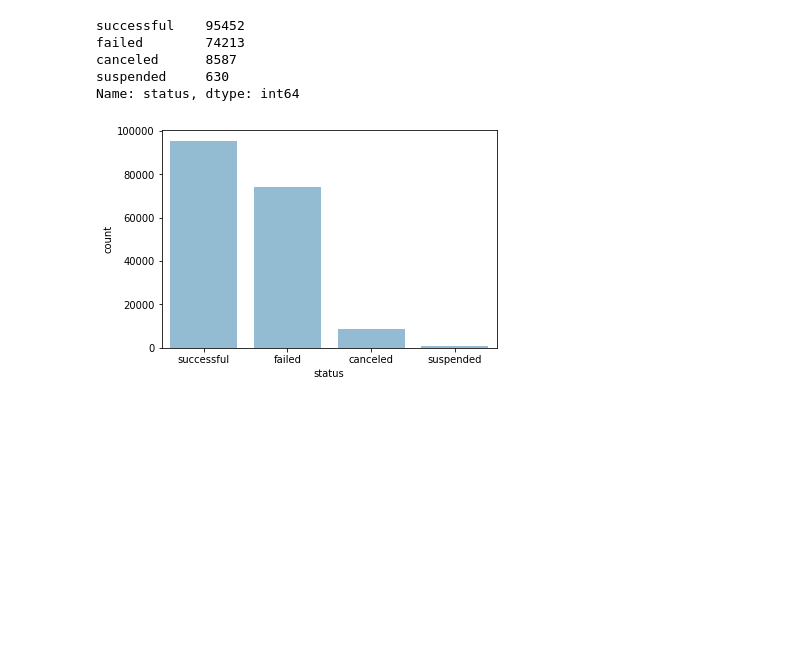
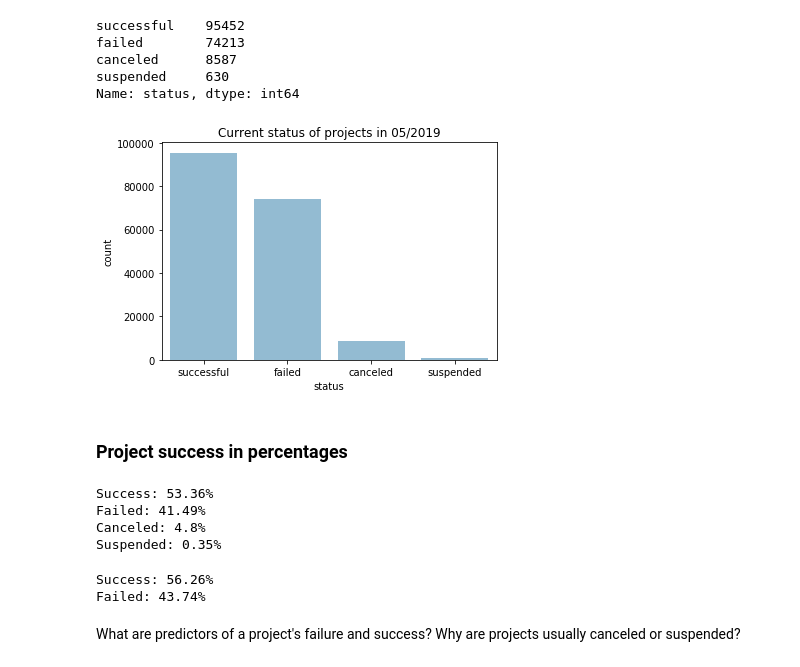
Before and after one commit to faymarie/crowdfunding-analysis, a Jupyter notebook: crowdfunding-visual-analysis.ipynb, the cells around one changed output. Cells and saved outputs as stored; diff of their text form; code cells hidden in the pictures; blank space fills up the shorter version.

Commit message:
feat: Calculate percentages of projects statuses

```diff
--- a/crowdfunding-visual-analysis.ipynb
+++ b/crowdfunding-visual-analysis.ipynb
@@ -132,8 +191,11 @@ Name: status, dtype: int64
 # %%
 base_color = sns.color_palette("Blues_r")[3]
 # create ordering
 order = master_df.status.value_counts().index
 
 sns.countplot(data=master_df, x='status', color=base_color, order=order);
+plt.title("Current status of projects in 05/2019");
 # %% [output]
-[figure, old version]
+[figure, new version]
+# %% [markdown]
+### Project success in percentages
@@ -139,0 +207,29 @@ sns.countplot(data=master_df, x='status', color=base_color, order=order);
+# %%
+# all projects
+p_success = n_success / projects_unique
+p_failed = n_failed / projects_unique
+p_canceled = n_canceled / projects_unique
+p_suspended = n_suspended / projects_unique
+print("Success: {}%".format(round(p_success*100,2)))
+print("Failed: {}%".format(round(p_failed*100, 2)))
+print("Canceled: {}%".format(round(p_canceled*100, 2)))
+print("Suspended: {}%".format(round(p_suspended*100, 2)))
+# %% [output]
+Success: 53.36%
+Failed: 41.49%
+Canceled: 4.8%
+Suspended: 0.35%
+# %%
+# completed projects
+n_compl_success = len(ks_compl[ks_compl.status == "successful"])
+n_compl_fail = len(ks_compl[ks_compl.status == "failed"])
+p_compl_success = n_compl_success / n_compl_projects
+p_compl_fail = n_compl_fail / n_compl_projects
+print("Success: {}%".format(round(p_compl_success*100,2)))
+print("Failed: {}%".format(round(p_compl_fail*100, 2)))
+# %% [output]
+Success: 56.26%
+Failed: 43.74%
+# %% [markdown]
+What are predictors of a project's failure and success?
+Why are projects usually canceled or suspended?
```
Also changed, not shown: parts of 13 cells of this notebook, 1 other file.
